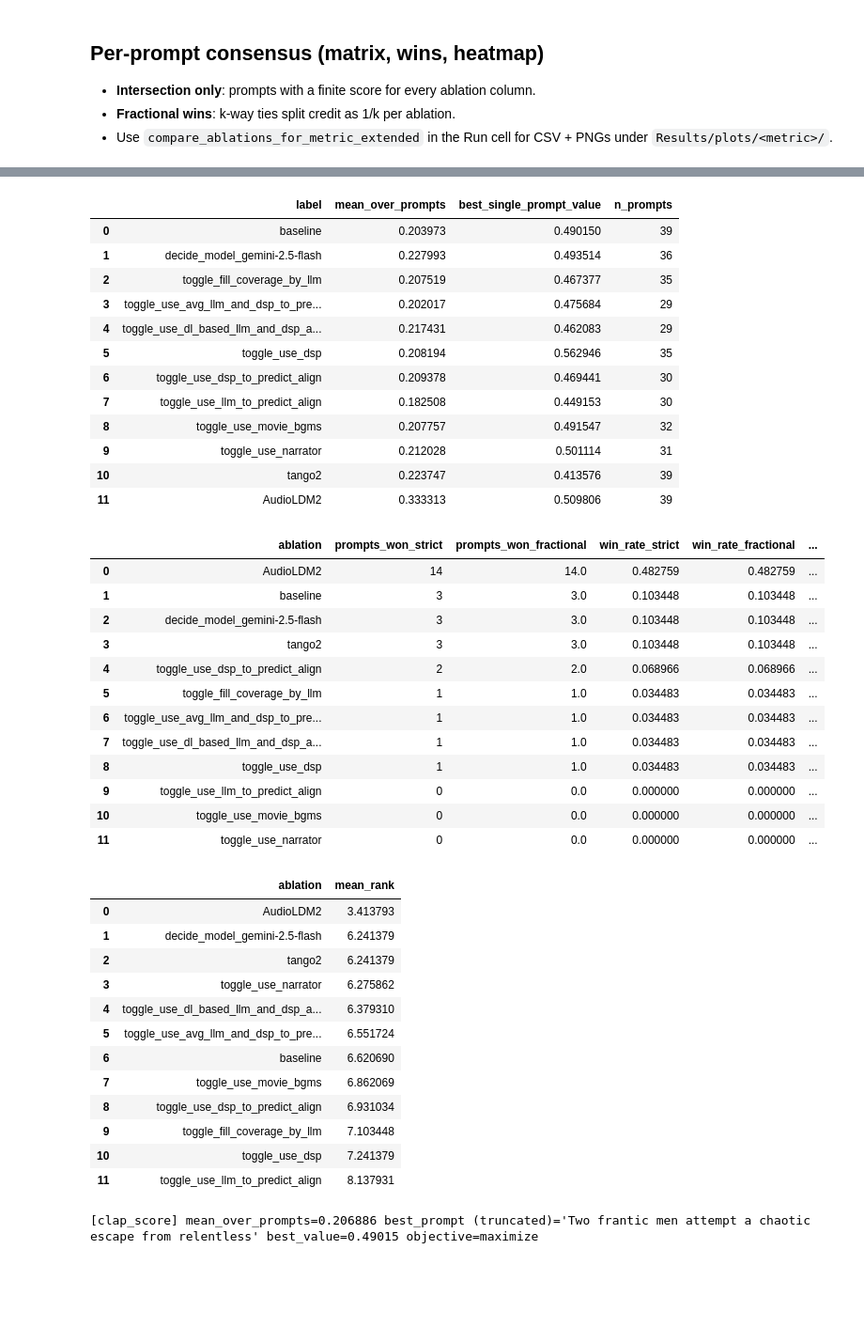
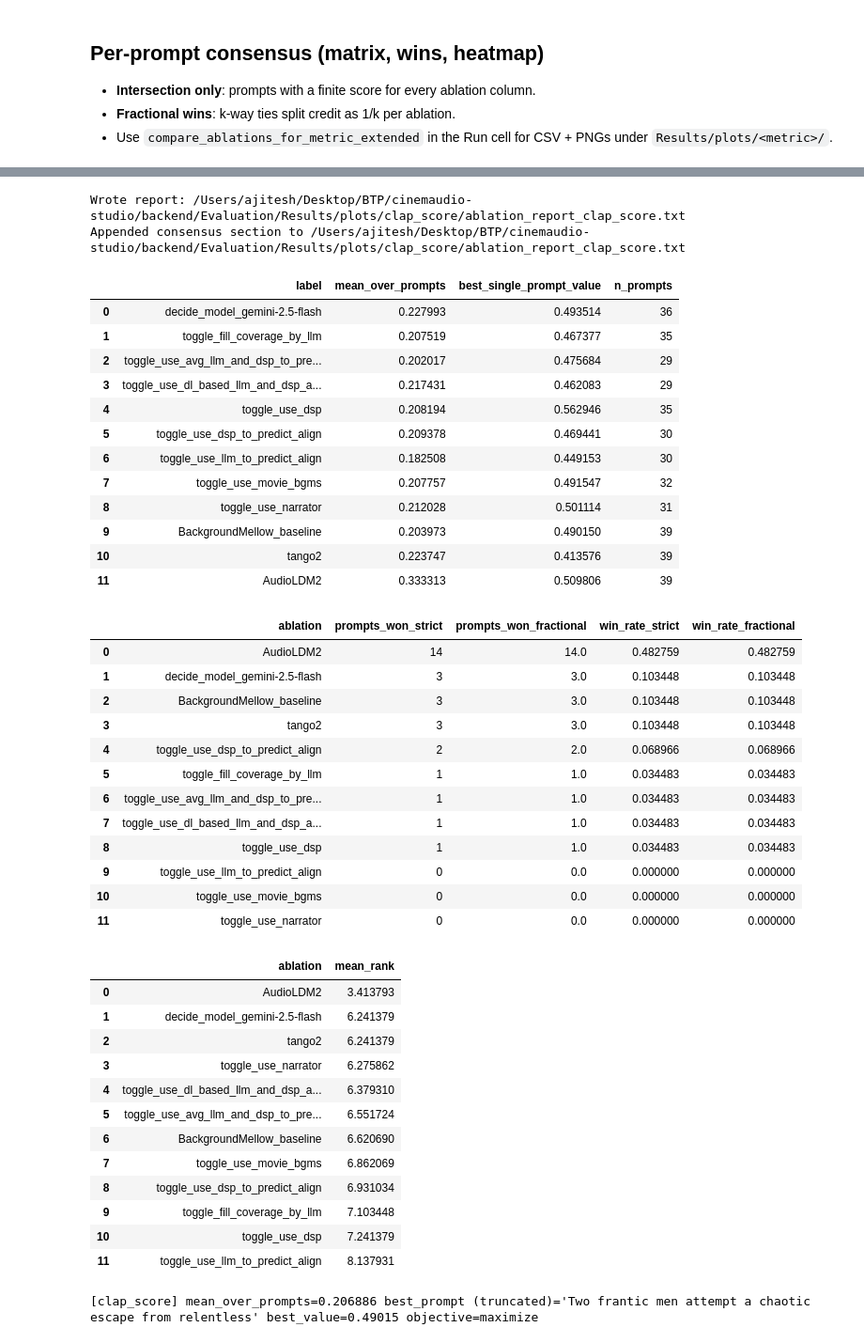
Before and after one commit to Ajitesh-jam/cinemaudio-studio, a Jupyter notebook: backend/Evaluation/visualize_results.ipynb, the cells around one changed output, grey strips where cells are left out. Shown at 94% size. Saved outputs shown, nothing was run; the diff lists cells and outputs as text; code cells hidden in the pictures; blank space fills up the shorter version.

```diff
--- a/backend/Evaluation/visualize_results.ipynb
+++ b/backend/Evaluation/visualize_results.ipynb
@@ -254,16 +254,16 @@ def mix_results(
 # %% [markdown]
 ## Configuration: infer, filter, objective
 # %%
-def infer_baseline_config(df: pd.DataFrame) -> Dict[str, Any]:
-    """Defaults from baseline experiment + baseline_tango2 specialist."""
+def infer_BackgroundMellow_baseline_config(df: pd.DataFrame) -> Dict[str, Any]:
+    """Defaults from BackgroundMellow_baseline experiment + BackgroundMellow_baseline_tango2 specialist."""
     sub = df[
-        (df["experiment_tag"].astype(str) == "baseline")
-        & (df["specialist_model_variant_tag"].astype(str) == "baseline_tango2")
+        (df["experiment_tag"].astype(str) == "BackgroundMellow_baseline")
+        & (df["specialist_model_variant_tag"].astype(str) == "BackgroundMellow_baseline_tango2")
     ]
     if sub.empty:
-        sub = df[df["experiment_tag"].astype(str) == "baseline"]
+        sub = df[df["experiment_tag"].astype(str) == "BackgroundMellow_baseline"]
     if sub.empty:
-        raise ValueError("No baseline rows found to infer default configuration.")
+        raise ValueError("No BackgroundMellow_baseline rows found to infer default configuration.")
     row = sub.iloc[0]
     cfg: Dict[str, Any] = {}
     for c in BOOL_FLAG_COLUMNS:
@@ -323,14 +323,14 @@ def plot_metric_for_configuration(
     save_pdf: bool = False,
 ) -> Tuple[pd.DataFrame, ConfigurationPlotInsights]:
     """
-    Filter rows to ``configuration`` (defaults merged from infer_baseline_config),
+    Filter rows to ``configuration`` (defaults merged from infer_BackgroundMellow_baseline_config),
     aggregate metric per story_prompt, plot horizontal bars, save figure.
     Returns (per_prompt DataFrame, insights).
     """
     obj = resolve_objective(metric_col, objective)
     work = clean_results_df(df, exclude_errors=exclude_errors) if exclude_errors else df.copy()
 
-    cfg: Dict[str, Any] = dict(infer_baseline_config(work))
+    cfg: Dict[str, Any] = dict(infer_BackgroundMellow_baseline_config(work))
     if configuration:
         cfg.update(dict(configuration))
 
@@ -959,11 +959,11 @@ except NameError:
     NOTEBOOK_DIR = Path.cwd()
 
 METRIC = "clap_score"
-SPECIALIST_TAG = "baseline_tango2"
+SPECIALIST_TAG = "BackgroundMellow_baseline_tango2"
 CSV_PATH = NOTEBOOK_DIR / "Results" / "final_results.csv"
 PLOTS_ROOT = NOTEBOOK_DIR / "Results" / "plots"
-TANGO_BASELINE_CSV = NOTEBOOK_DIR / "Results" / "tango2_results.csv"
-AUDIOLDM_BASELINE_CSV = NOTEBOOK_DIR / "Results" / "audioldm2_results.csv"
+TANGO_BackgroundMellow_baseline_CSV = NOTEBOOK_DIR / "Results" / "tango2_results.csv"
+AUDIOLDM_BackgroundMellow_baseline_CSV = NOTEBOOK_DIR / "Results" / "audioldm2_results.csv"
 INCLUDE_DECIDE_MODEL = True
 INCLUDE_SPECIALIST_ABLATIONS = False
 OBJECTIVE = None
@@ -980,8 +980,8 @@ summary, report_text, matrix, wins_df, ranks_df = compare_ablations_for_metric_e
     output_dir=str(PLOTS_ROOT),
     include_decide_model=INCLUDE_DECIDE_MODEL,
     include_specialist_ablations=INCLUDE_SPECIALIST_ABLATIONS,
-    tango_baseline_csv=str(TANGO_BASELINE_CSV),
-    audioldm_baseline_csv=str(AUDIOLDM_BASELINE_CSV),
+    tango_baseline_csv=str(TANGO_BackgroundMellow_baseline_CSV),
+    audioldm_baseline_csv=str(AUDIOLDM_BackgroundMellow_baseline_CSV),
 )
 display(summary)
 if not matrix.empty:
@@ -993,7 +993,7 @@ per_prompt_df, insights = plot_metric_for_configuration(
     df_clean,
     METRIC,
     configuration=None,
-    output_path=str(run_sub / f"per_prompt_{METRIC}_baseline.png"),
+    output_path=str(run_sub / f"per_prompt_{METRIC}_BackgroundMellow_baseline.png"),
     objective=OBJECTIVE,
 )
 display(per_prompt_df.head(10))
@@ -1005,29 +1003,31 @@ Appended consensus section to /Users/ajitesh/Desktop/BTP/cinemaudio-studio/backe
+Wrote report: /Users/ajitesh/Desktop/BTP/cinemaudio-studio/backend/Evaluation/Results/plots/clap_score/ablation_report_clap_score.txt
+Appended consensus section to /Users/ajitesh/Desktop/BTP/cinemaudio-studio/backend/Evaluation/Results/plots/clap_score/ablation_report_clap_score.txt
 |  | label | mean_over_prompts | best_single_prompt_value | n_prompts |
-| 0 | baseline | 0.203973 | 0.490150 | 39 |
-| 1 | decide_model_gemini-2.5-flash | 0.227993 | 0.493514 | 36 |
-| 2 | toggle_fill_coverage_by_llm | 0.207519 | 0.467377 | 35 |
-| 3 | toggle_use_avg_llm_and_dsp_to_pre... | 0.202017 | 0.475684 | 29 |
-| 4 | toggle_use_dl_based_llm_and_dsp_a... | 0.217431 | 0.462083 | 29 |
-| 5 | toggle_use_dsp | 0.208194 | 0.562946 | 35 |
-| 6 | toggle_use_dsp_to_predict_align | 0.209378 | 0.469441 | 30 |
-| 7 | toggle_use_llm_to_predict_align | 0.182508 | 0.449153 | 30 |
-| 8 | toggle_use_movie_bgms | 0.207757 | 0.491547 | 32 |
-| 9 | toggle_use_narrator | 0.212028 | 0.501114 | 31 |
+| 0 | decide_model_gemini-2.5-flash | 0.227993 | 0.493514 | 36 |
+| 1 | toggle_fill_coverage_by_llm | 0.207519 | 0.467377 | 35 |
+| 2 | toggle_use_avg_llm_and_dsp_to_pre... | 0.202017 | 0.475684 | 29 |
+| 3 | toggle_use_dl_based_llm_and_dsp_a... | 0.217431 | 0.462083 | 29 |
+| 4 | toggle_use_dsp | 0.208194 | 0.562946 | 35 |
+| 5 | toggle_use_dsp_to_predict_align | 0.209378 | 0.469441 | 30 |
+| 6 | toggle_use_llm_to_predict_align | 0.182508 | 0.449153 | 30 |
+| 7 | toggle_use_movie_bgms | 0.207757 | 0.491547 | 32 |
+| 8 | toggle_use_narrator | 0.212028 | 0.501114 | 31 |
+| 9 | BackgroundMellow_baseline | 0.203973 | 0.490150 | 39 |
 | 10 | tango2 | 0.223747 | 0.413576 | 39 |
 | 11 | AudioLDM2 | 0.333313 | 0.509806 | 39 |
-|  | ablation | prompts_won_strict | prompts_won_fractional | win_rate_strict | win_rate_fractional | ... |
-| 0 | AudioLDM2 | 14 | 14.0 | 0.482759 | 0.482759 | ... |
-| 1 | baseline | 3 | 3.0 | 0.103448 | 0.103448 | ... |
-| 2 | decide_model_gemini-2.5-flash | 3 | 3.0 | 0.103448 | 0.103448 | ... |
-| 3 | tango2 | 3 | 3.0 | 0.103448 | 0.103448 | ... |
-| 4 | toggle_use_dsp_to_predict_align | 2 | 2.0 | 0.068966 | 0.068966 | ... |
-| 5 | toggle_fill_coverage_by_llm | 1 | 1.0 | 0.034483 | 0.034483 | ... |
-| 6 | toggle_use_avg_llm_and_dsp_to_pre... | 1 | 1.0 | 0.034483 | 0.034483 | ... |
-| 7 | toggle_use_dl_based_llm_and_dsp_a... | 1 | 1.0 | 0.034483 | 0.034483 | ... |
-| 8 | toggle_use_dsp | 1 | 1.0 | 0.034483 | 0.034483 | ... |
-| 9 | toggle_use_llm_to_predict_align | 0 | 0.0 | 0.000000 | 0.000000 | ... |
-| 10 | toggle_use_movie_bgms | 0 | 0.0 | 0.000000 | 0.000000 | ... |
-| 11 | toggle_use_narrator | 0 | 0.0 | 0.000000 | 0.000000 | ... |
+|  | ablation | prompts_won_strict | prompts_won_fractional | win_rate_strict | win_rate_fractional |
+| 0 | AudioLDM2 | 14 | 14.0 | 0.482759 | 0.482759 |
+| 1 | decide_model_gemini-2.5-flash | 3 | 3.0 | 0.103448 | 0.103448 |
+| 2 | BackgroundMellow_baseline | 3 | 3.0 | 0.103448 | 0.103448 |
+| 3 | tango2 | 3 | 3.0 | 0.103448 | 0.103448 |
+| 4 | toggle_use_dsp_to_predict_align | 2 | 2.0 | 0.068966 | 0.068966 |
+| 5 | toggle_fill_coverage_by_llm | 1 | 1.0 | 0.034483 | 0.034483 |
+| 6 | toggle_use_avg_llm_and_dsp_to_pre... | 1 | 1.0 | 0.034483 | 0.034483 |
+| 7 | toggle_use_dl_based_llm_and_dsp_a... | 1 | 1.0 | 0.034483 | 0.034483 |
+| 8 | toggle_use_dsp | 1 | 1.0 | 0.034483 | 0.034483 |
+| 9 | toggle_use_llm_to_predict_align | 0 | 0.0 | 0.000000 | 0.000000 |
+| 10 | toggle_use_movie_bgms | 0 | 0.0 | 0.000000 | 0.000000 |
+| 11 | toggle_use_narrator | 0 | 0.0 | 0.000000 | 0.000000 |
 |  | ablation | mean_rank |
 | 0 | AudioLDM2 | 3.413793 |
 | 1 | decide_model_gemini-2.5-flash | 6.241379 |
@@ -1035,13 +1035,13 @@ Appended consensus section to /Users/ajitesh/Desktop/BTP/cinemaudio-studio/backe
 | 3 | toggle_use_narrator | 6.275862 |
 | 4 | toggle_use_dl_based_llm_and_dsp_a... | 6.379310 |
 | 5 | toggle_use_avg_llm_and_dsp_to_pre... | 6.551724 |
-| 6 | baseline | 6.620690 |
+| 6 | BackgroundMellow_baseline | 6.620690 |
 | 7 | toggle_use_movie_bgms | 6.862069 |
 | 8 | toggle_use_dsp_to_predict_align | 6.931034 |
 | 9 | toggle_fill_coverage_by_llm | 7.103448 |
 | 10 | toggle_use_dsp | 7.241379 |
 | 11 | toggle_use_llm_to_predict_align | 8.137931 |
-[clap_score] mean_over_prompts=0.206886 best_prompt (truncated)='Two frantic men attempt a chaotic escape from relentless' best_value=0.49015 objective=maximize
+[clap_score] mean_over_prompts=0.206886 best_prompt (truncated)='Two frantic men attempt a chaotic escape from relentless' best_value=0.49015 objective=maximize
 |  | story_prompt | mean_clap_score |
 | 36 | Two frantic men attempt a chaotic... | 0.490150 |
 | 5 | A man's hopeful quip in a desolat... | 0.438418 |
```
Also changed, not shown: parts of 11 cells of this notebook, 20 other files.
